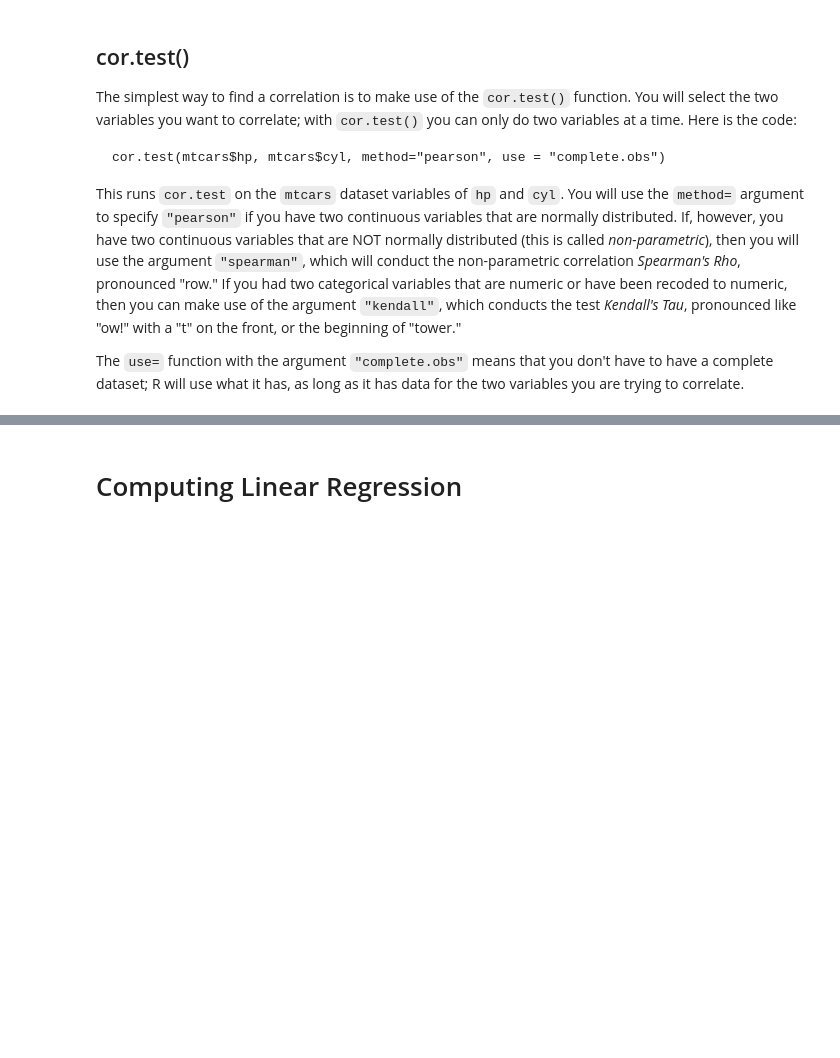
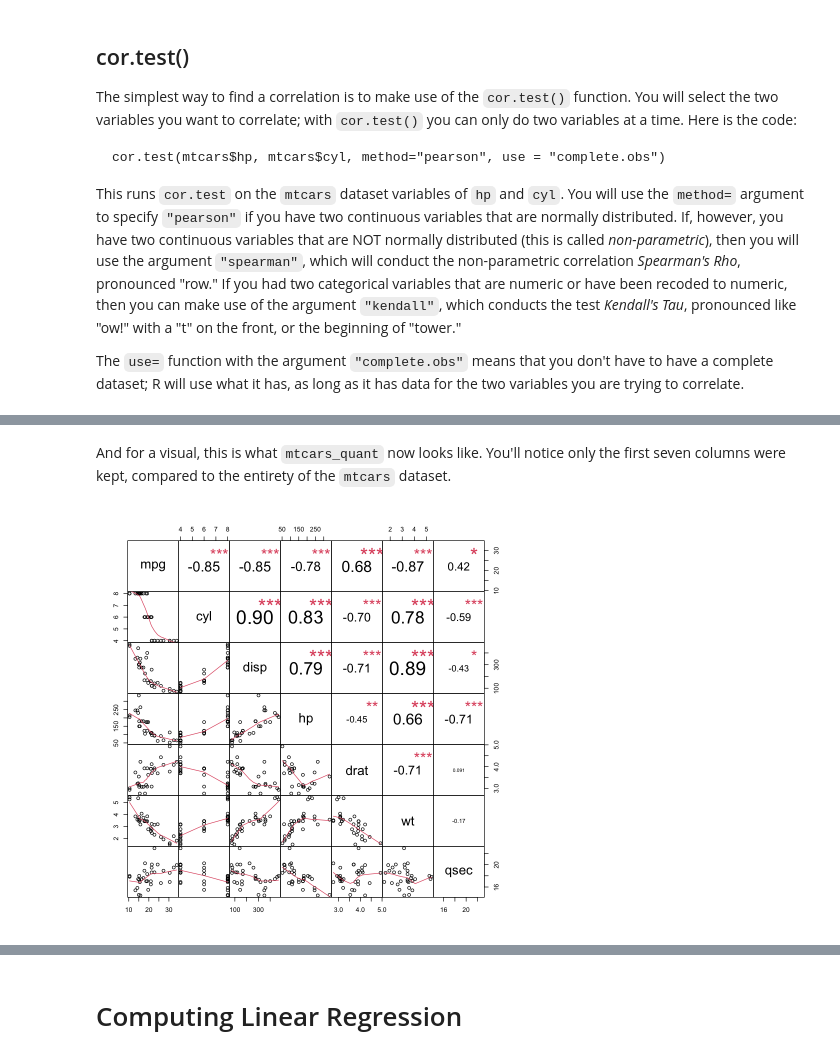
Before and after one commit to julieraeboucher/Data-Science-Assignments, a Jupyter notebook: DS102-R/DS102-R-L8.ipynb, the cells around one changed output, grey strips where cells are left out. Drawn from its saved outputs; the diff is of its cells as text; code cells hidden in the pictures; blank space fills up the shorter version.

````diff
--- a/DS102-R/DS102-R-L8.ipynb
+++ b/DS102-R/DS102-R-L8.ipynb
@@ -145,0 +169,8 @@
+# %%
+mtcars_quant <- mtcars[, c(1,2,3,4,5,6,7)]
+# %% [markdown]
+And for a visual, this is what ```mtcars_quant``` now looks like.  You'll notice only the first seven columns were kept, compared to the entirety of the ```mtcars``` dataset.
+# %%
+chart.Correlation(mtcars_quant, histogram=FALSE, method="pearson")
+# %% [output]
+[figure, added]
````
Also changed, not shown: parts of 21 cells of this notebook.
